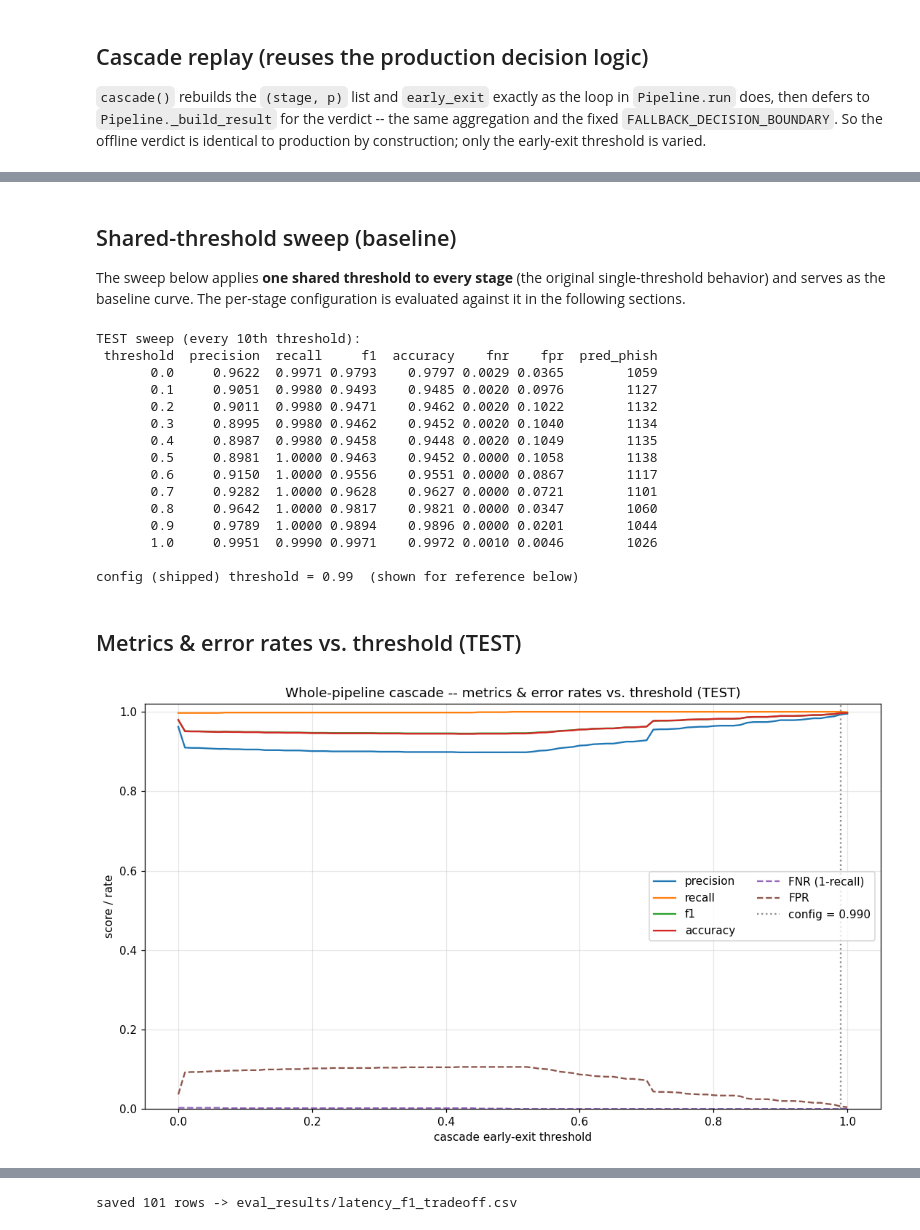
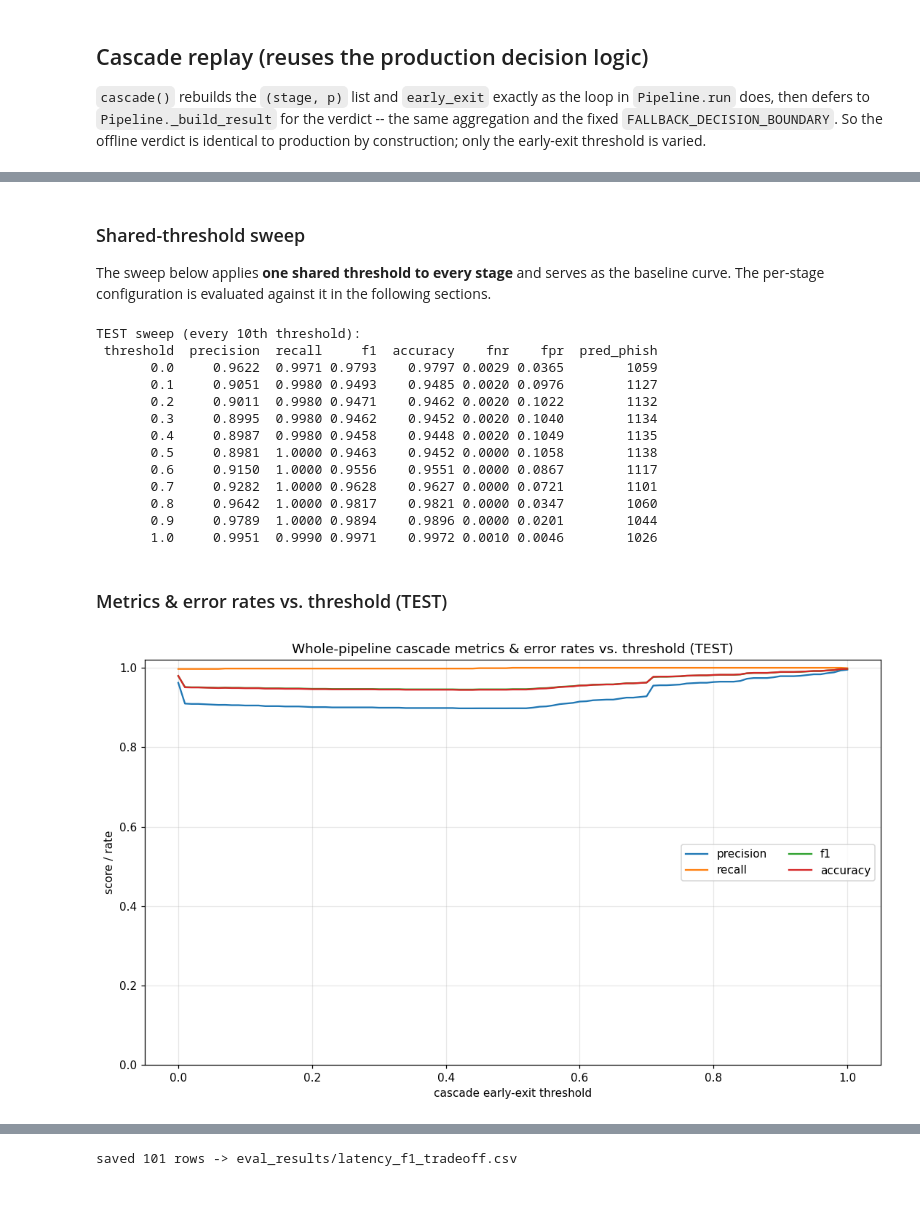
Before and after one commit to zhtli/Phishing-Detection-Engine, a Jupyter notebook: pipeline_threshold_evaluation.ipynb, the cells around one changed output, grey strips where cells are left out. Saved outputs shown, nothing was run; the diff lists cells and outputs as text; code cells hidden in the pictures; blank space fills up the shorter version.

```diff
--- a/pipeline_threshold_evaluation.ipynb
+++ b/pipeline_threshold_evaluation.ipynb
@@ -532,12 +528,11 @@ CASCADE_ORDER = [s.id for s in config.pipeline.stages if s.enabled]
 _rank = {s: i for i, s in enumerate(CASCADE_ORDER)}
 
 def _thr_for(thresholds, sid):
-    '''Early-exit threshold for one stage. `thresholds` is either a scalar shared by every
-    stage, or a {stage_id: thr} map (optional "_default") -- mirroring production, where
-    StageConfig.threshold overrides decision.threshold per stage.'''
+    '''Early-exit threshold for one stage (one-sided baseline). `thresholds` is either a scalar
+    shared by every stage, or a {stage_id: thr} map (optional "_default", else 0.5).'''
     if isinstance(thresholds, dict):
         v = thresholds.get(sid)
-        return v if v is not None else thresholds.get("_default", DECISION.threshold)
+        return v if v is not None else thresholds.get("_default", 0.5)
     return thresholds
 
 def cascade(prob_list, thresholds):
@@ -564,8 +559,7 @@ def cascade(prob_list, thresholds):
 print("cascade order:", CASCADE_ORDER)
 _demo = max(test_probs, key=lambda L: L[0][1])
 print("highest-url-prob demo:", _demo)
-print("  shared t=0.5     ->", cascade(_demo, 0.5))
-print("  per-stage CONFIG ->", cascade(_demo, CONFIG_THR))
+print("  shared t=0.5 ->", cascade(_demo, 0.5))
 # %% [output]
 cascade order: ['url', 'content', 'domain']
 highest-url-prob demo: [('url', 0.9999825645538373), ('domain', 0.9998644590377808), ('content', 0.73)]
@@ -573,0 +702,16 @@ highest-url-prob demo: [('url', 0.9999825645538373), ('domain', 0.99986445903778
+# %%
+# Accuracy vs latency: each system in (mean latency, F1) space -- full-pass (warm) vs single-stage
+# (cool). The dashed line is the best single-stage F1, so the ensemble gain is read off vertically.
+COL = {"full-pass": "tab:red", "single-stage": "tab:green"}
+fig, ax = plt.subplots(figsize=(9, 6))
+for _, r in fullpass.iterrows():
+    ax.scatter(r["mean_latency_ms"], r["f1"], s=90, color=COL[r["kind"]], zorder=3)
+    ax.annotate(r["system"], (r["mean_latency_ms"], r["f1"]), fontsize=7,
+                xytext=(5, 3), textcoords="offset points")
+handles = [plt.Line2D([], [], marker="o", ls="", color=COL["full-pass"], label="full-pass"),
+           plt.Line2D([], [], marker="o", ls="", color=COL["single-stage"], label="single-stage")]
+ax.legend(handles=handles, loc="upper left", fontsize=8)
+ax.set_xlabel("mean latency per URL (ms)"); ax.set_ylabel("F1 (TEST)")
+ax.set_title("Accuracy vs latency: full-pass vs single-stage-only")
+ax.grid(alpha=0.3)
+plt.tight_layout(); plt.show()
@@ -574,8 +720,7 @@ highest-url-prob demo: [('url', 0.9999825645538373), ('domain', 0.99986445903778
 # %% [markdown]
-## Shared-threshold sweep (baseline)
+### Shared-threshold sweep
 
-The sweep below applies **one shared threshold to every stage** (the original single-threshold
-behavior) and serves as the baseline curve. The per-stage configuration is evaluated against
+The sweep below applies **one shared threshold to every stage** and serves as the baseline curve. The per-stage configuration is evaluated against
 it in the following sections.
 # %%
 def evaluate(prob_lists, y_true, threshold):
@@ -605,7 +750,6 @@ sweep = pd.DataFrame([evaluate(test_probs, y_test, t) for t in THRESHOLDS])   #
 print("TEST sweep (every 10th threshold):")
 print(sweep.iloc[::10][["threshold", "precision", "recall", "f1", "accuracy", "fnr", "fpr", "pred_phish"]]
       .round(4).to_string(index=False))
-print(f"\nconfig (shipped) threshold = {CURRENT_THRESHOLD}  (shown for reference below)")
 # %% [output]
 TEST sweep (every 10th threshold):
  threshold  precision  recall     f1  accuracy    fnr    fpr  pred_phish
@@ -620,25 +764,20 @@ TEST sweep (every 10th threshold):
        0.8     0.9642  1.0000 0.9817    0.9821 0.0000 0.0347        1060
        0.9     0.9789  1.0000 0.9894    0.9896 0.0000 0.0201        1044
        1.0     0.9951  0.9990 0.9971    0.9972 0.0010 0.0046        1026
-
-config (shipped) threshold = 0.99  (shown for reference below)
 # %% [markdown]
-## Metrics & error rates vs. threshold (TEST)
+### Metrics & error rates vs. threshold (TEST)
 # %%
 fig, ax = plt.subplots(figsize=(10, 6))
 for m, c in [("precision", "tab:blue"), ("recall", "tab:orange"),
              ("f1", "tab:green"), ("accuracy", "tab:red")]:
     ax.plot(sweep["threshold"], sweep[m], label=m, color=c)
-# error rates (lower is better) -- dashed so they read apart from the score curves
-ax.plot(sweep["threshold"], sweep["fnr"], label="FNR (1-recall)", color="tab:purple", ls="--")
-ax.plot(sweep["threshold"], sweep["fpr"], label="FPR", color="tab:brown", ls="--")
-ax.axvline(CURRENT_THRESHOLD, ls=":", color="gray", alpha=0.9, label=f"config = {CURRENT_THRESHOLD:.3f}")
+
 ax.set_xlabel("cascade early-exit threshold"); ax.set_ylabel("score / rate")
-ax.set_title("Whole-pipeline cascade -- metrics & error rates vs. threshold (TEST)")
+ax.set_title("Whole-pipeline cascade metrics & error rates vs. threshold (TEST)")
 ax.set_ylim(0, 1.02); ax.grid(alpha=0.3); ax.legend(loc="center right", ncol=2)
 plt.tight_layout(); plt.show()
 # %% [output]
-[figure, old version]
+[figure, new version]
 # %%
 # Zoomed view of the headline metrics across thresholds.
 metrics = ["precision", "recall", "f1", "accuracy"]
```
Also changed, not shown: parts of 56 cells of this notebook, 2 other files.
